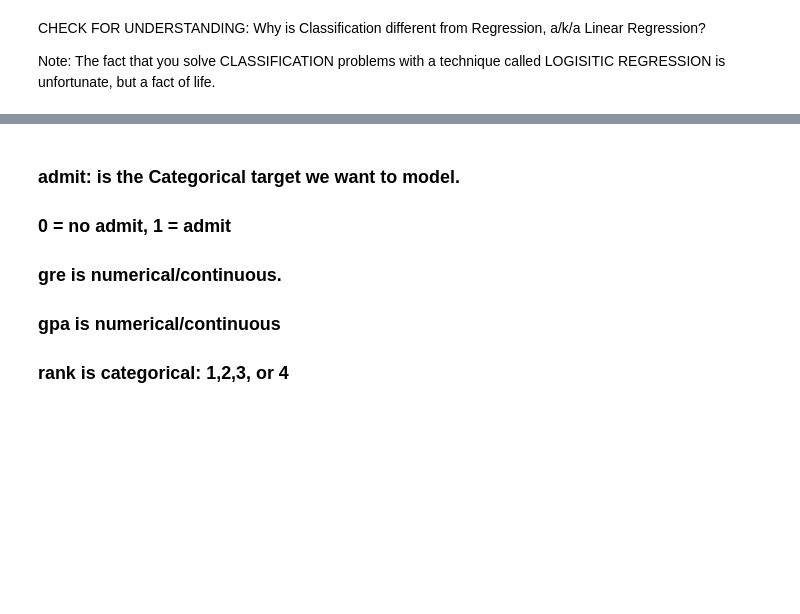
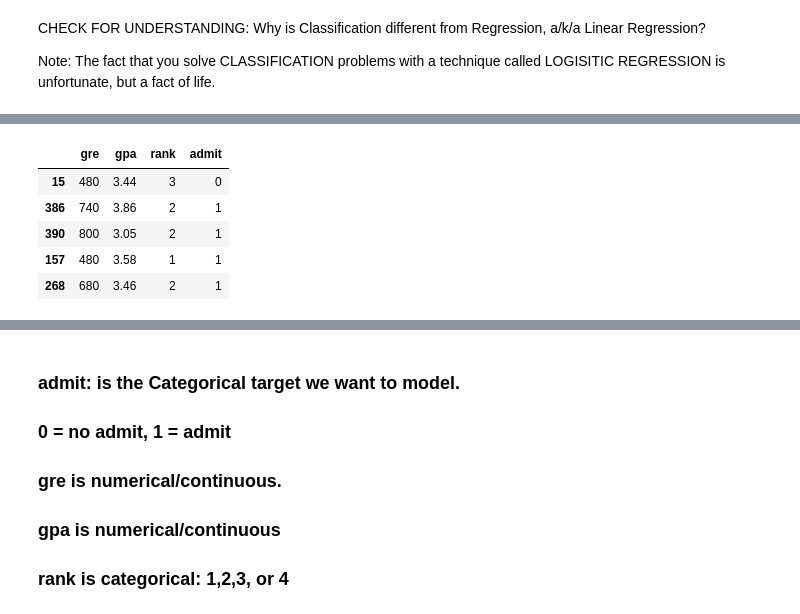
Before and after one commit to Carlene/INTRO-TO-DATA-ANALYSIS, a Jupyter notebook: logistic_regression.ipynb, the cells around one changed output, grey strips where cells are left out. Drawn from its saved outputs; the diff is of its cells as text; code cells hidden in the pictures; blank space fills up the shorter version.

```diff
--- a/logistic_regression.ipynb
+++ b/logistic_regression.ipynb
@@ -152,0 +166,9 @@ train, test = statsmodels_train_test_split(admissions)
+# %%
+test.head()
+# %% [output]
+|  | gre | gpa | rank | admit |
+| 15 | 480 | 3.44 | 3 | 0 |
+| 386 | 740 | 3.86 | 2 | 1 |
+| 390 | 800 | 3.05 | 2 | 1 |
+| 157 | 480 | 3.58 | 1 | 1 |
+| 268 | 680 | 3.46 | 2 | 1 |
```
Also changed, not shown: parts of 21 cells of this notebook.
